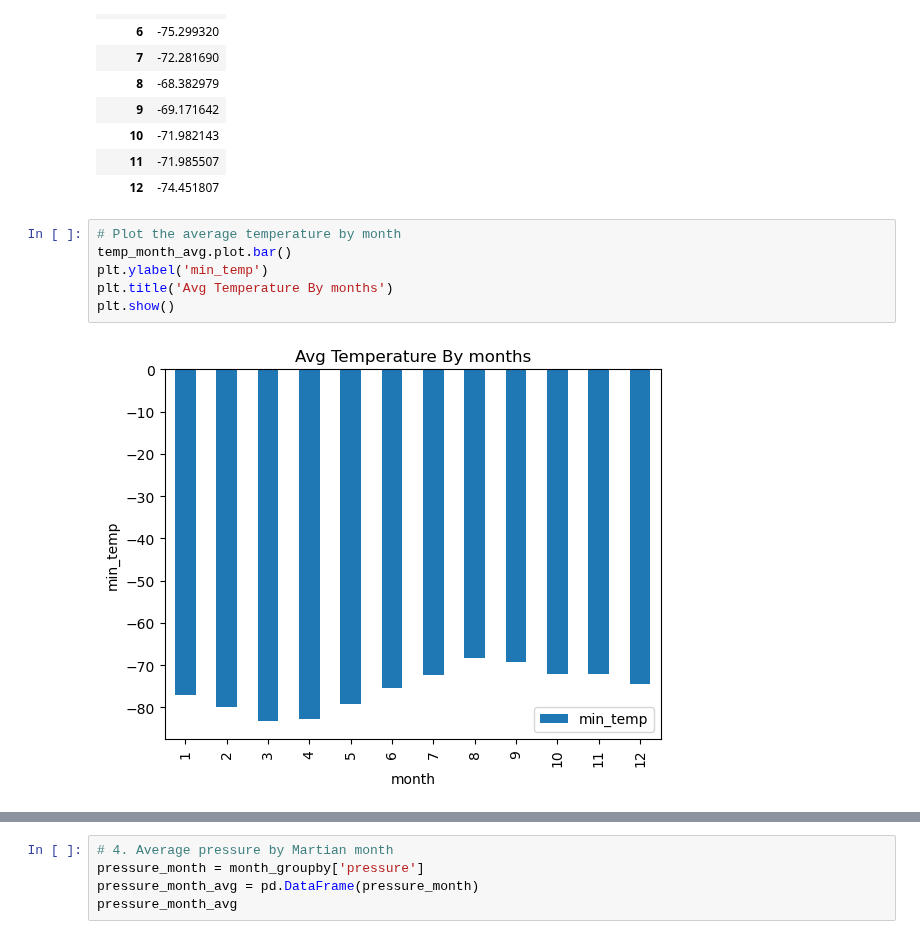
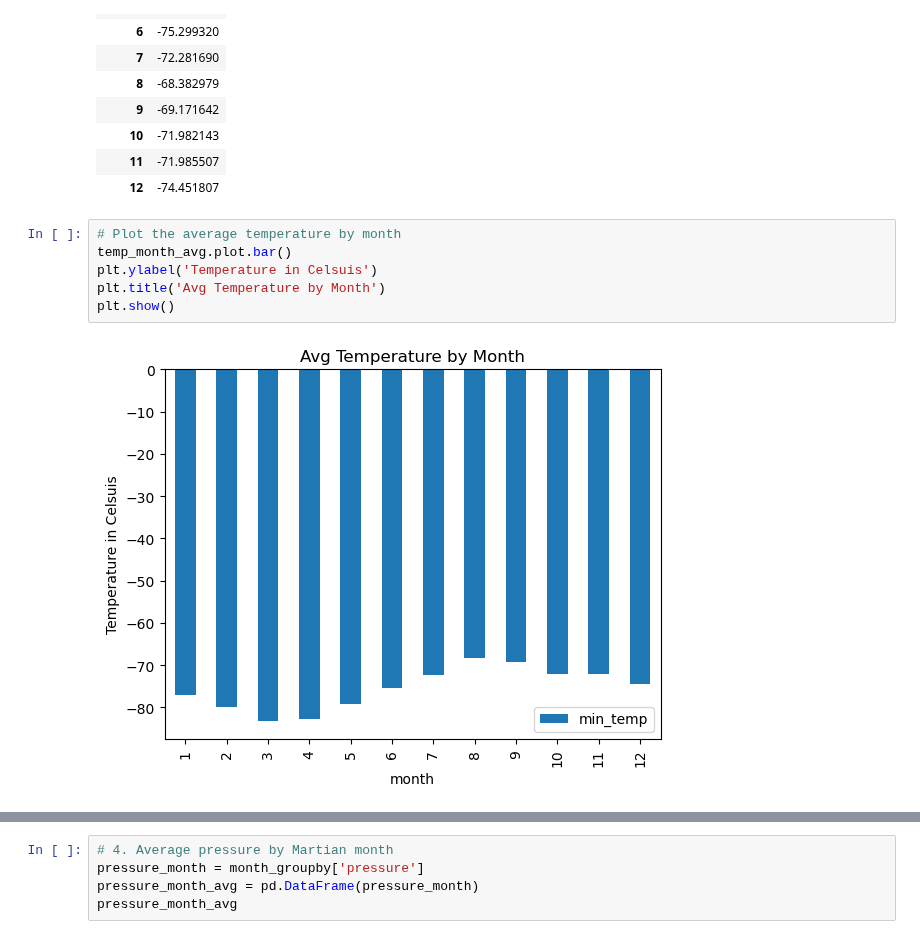
Before and after one commit to ElZackoGrande/mars_webscraping, a Jupyter notebook: part_2_mars_weather.ipynb, the cells around one changed output, grey strips where cells are left out. Drawn from its saved outputs; the diff is of its cells as text.

```diff
--- a/part_2_mars_weather.ipynb
+++ b/part_2_mars_weather.ipynb
@@ -212,8 +212,8 @@ temp_month_avg
 # %%
 # Plot the average temperature by month
 temp_month_avg.plot.bar()
-plt.ylabel('min_temp')
-plt.title('Avg Temperature By months')
+plt.ylabel('Temperature in Celsuis')
+plt.title('Avg Temperature by Month')
 plt.show()
 # %% [output]
-[figure, old version]
+[figure, new version]
```
Also changed, not shown: parts of 6 cells of this notebook.
